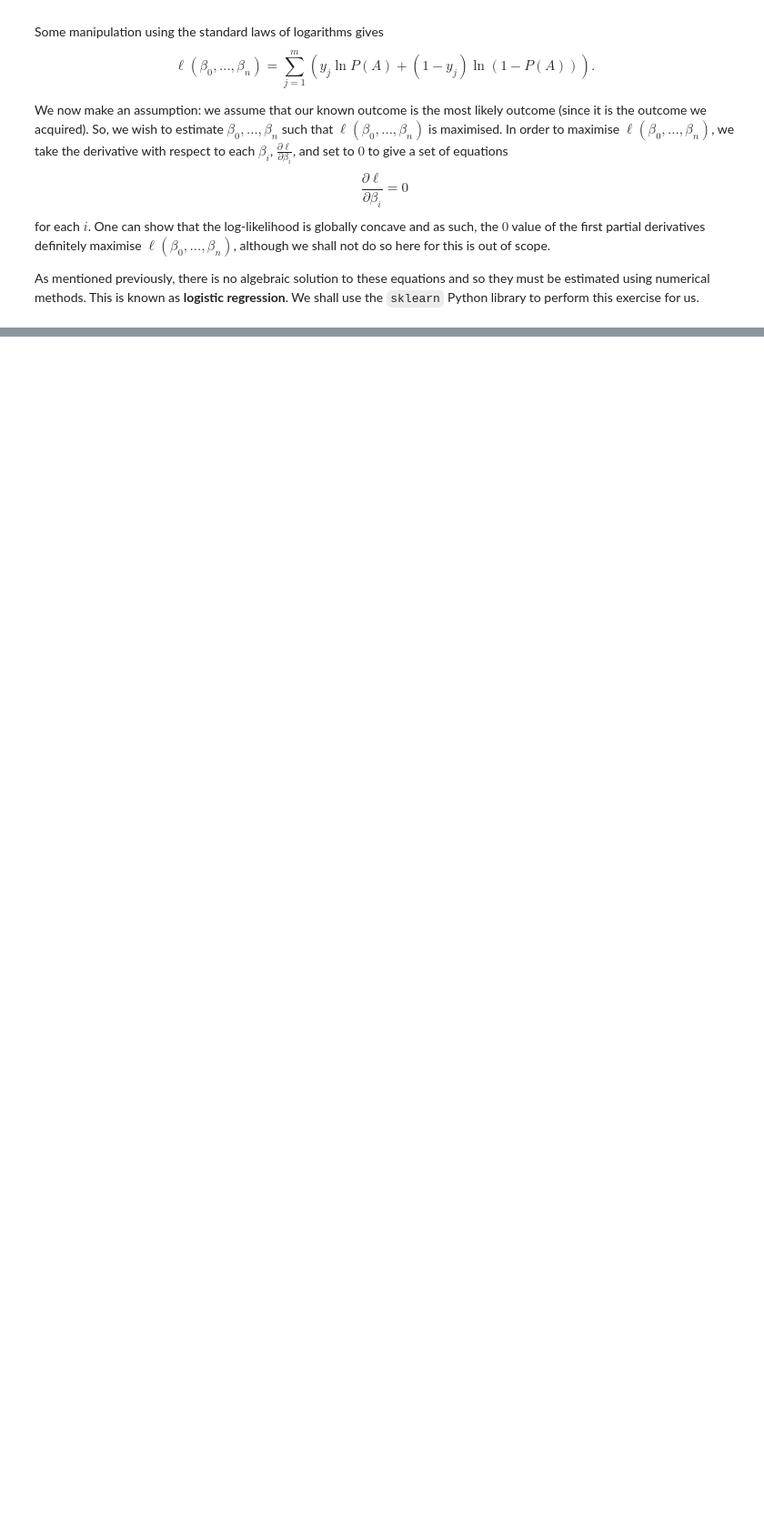
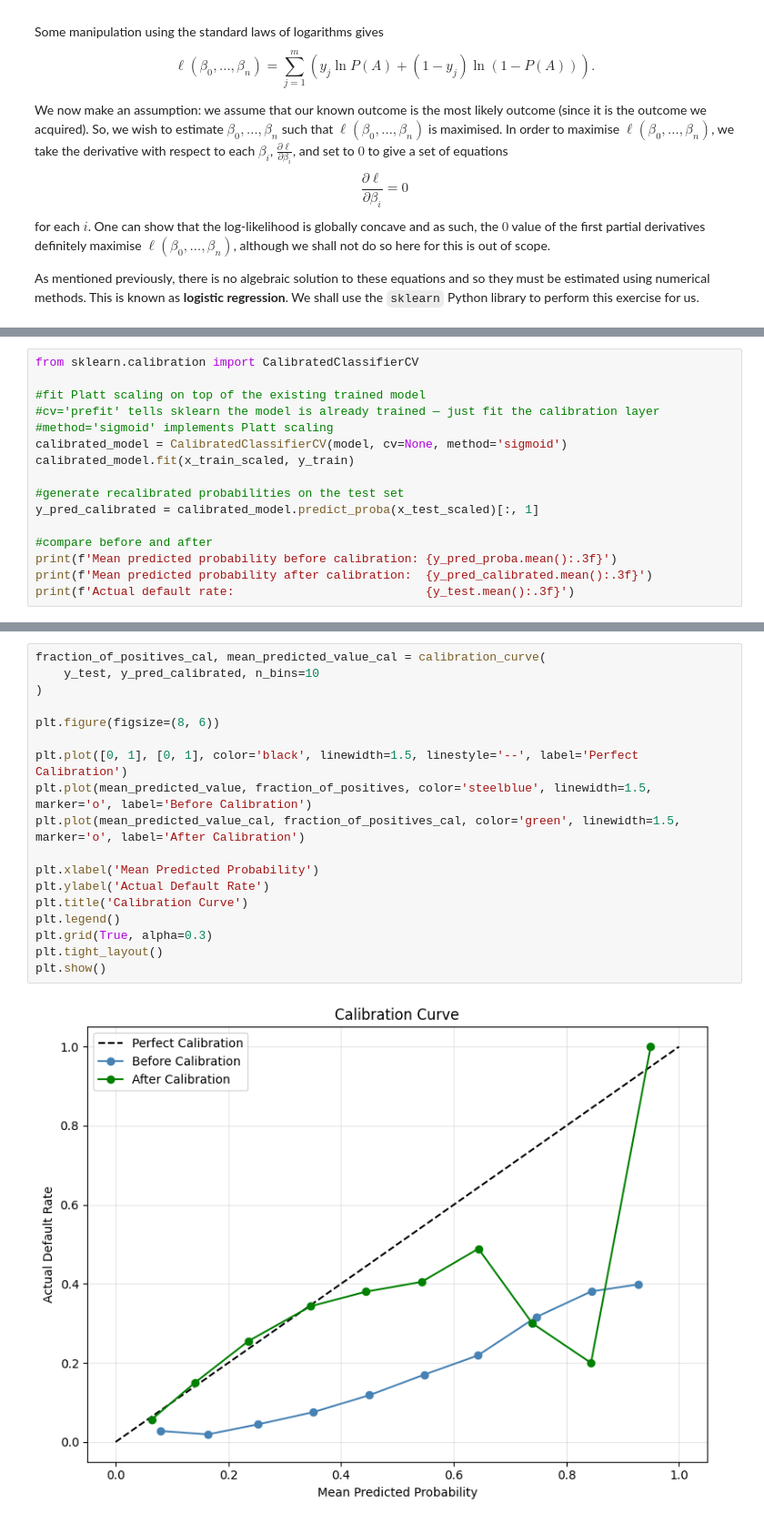
Before and after one commit to jacob1999r/credit-risk-model, a Jupyter notebook: 03_pd_model.ipynb, the cells around one changed output, grey strips where cells are left out. Shown at 91% size. Cells and saved outputs as stored; diff of their text form; blank space fills up the shorter version.

```diff
--- a/03_pd_model.ipynb
+++ b/03_pd_model.ipynb
@@ -122,0 +254,16 @@ Now that we understand the theory, we can begin to train our model. Let us perfo
+# %%
+from sklearn.calibration import CalibratedClassifierCV
+
+#fit Platt scaling on top of the existing trained model
+#cv='prefit' tells sklearn the model is already trained — just fit the calibration layer
+#method='sigmoid' implements Platt scaling
+calibrated_model = CalibratedClassifierCV(model, cv=None, method='sigmoid')
+calibrated_model.fit(x_train_scaled, y_train)
+
+#generate recalibrated probabilities on the test set
+y_pred_calibrated = calibrated_model.predict_proba(x_test_scaled)[:, 1]
+
+#compare before and after
+print(f'Mean predicted probability before calibration: {y_pred_proba.mean():.3f}')
+print(f'Mean predicted probability after calibration:  {y_pred_calibrated.mean():.3f}')
+print(f'Actual default rate:                           {y_test.mean():.3f}')
@@ -122,0 +276,20 @@ Now that we understand the theory, we can begin to train our model. Let us perfo
+# %%
+fraction_of_positives_cal, mean_predicted_value_cal = calibration_curve(
+    y_test, y_pred_calibrated, n_bins=10
+)
+
+plt.figure(figsize=(8, 6))
+
+plt.plot([0, 1], [0, 1], color='black', linewidth=1.5, linestyle='--', label='Perfect Calibration')
+plt.plot(mean_predicted_value, fraction_of_positives, color='steelblue', linewidth=1.5, marker='o', label='Before Calibration')
+plt.plot(mean_predicted_value_cal, fraction_of_positives_cal, color='green', linewidth=1.5, marker='o', label='After Calibration')
+
+plt.xlabel('Mean Predicted Probability')
+plt.ylabel('Actual Default Rate')
+plt.title('Calibration Curve')
+plt.legend()
+plt.grid(True, alpha=0.3)
+plt.tight_layout()
+plt.show()
+# %% [output]
+[figure, added]
```
Also changed, not shown: parts of 27 cells of this notebook.
